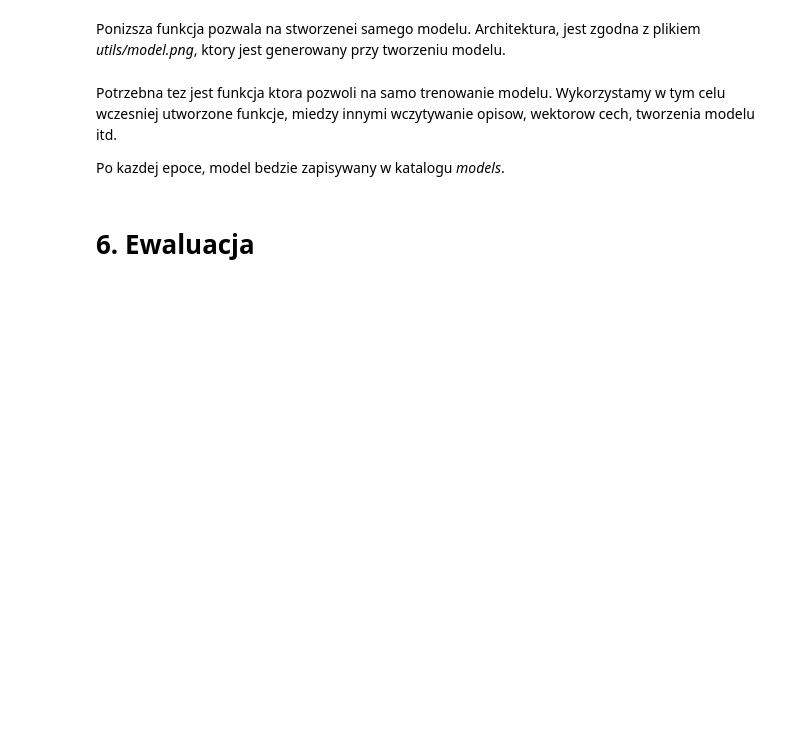
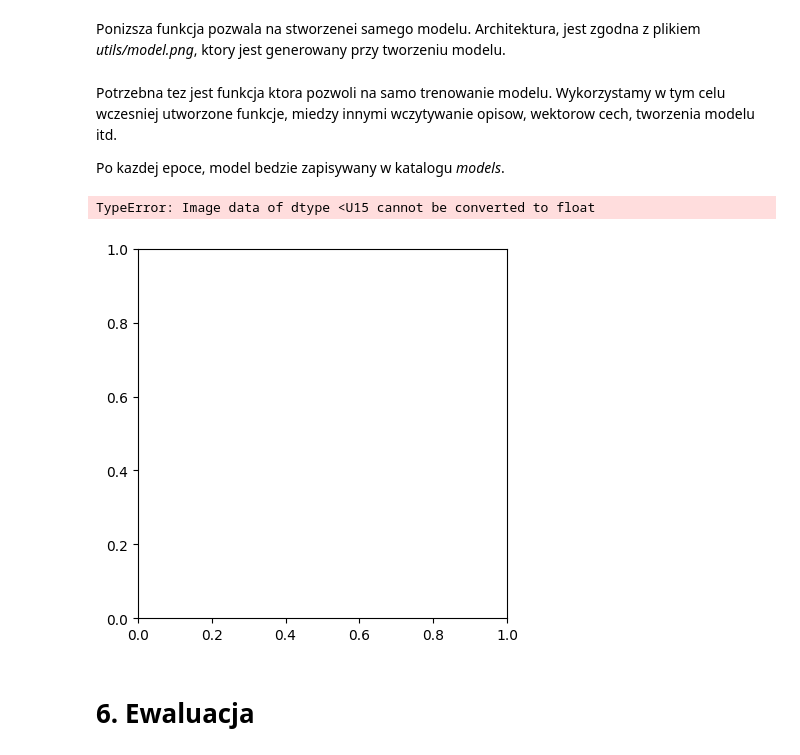
Before and after one commit to KubaKrzych/image_caption_generation, a Jupyter notebook: notebook.ipynb, the cells around one changed output. Cells and saved outputs as stored; diff of their text form; code cells hidden in the pictures; blank space fills up the shorter version.

```diff
--- a/notebook.ipynb
+++ b/notebook.ipynb
@@ -596,6 +596,11 @@ filename = 'data/info_on_images/Flickr_8k.trainImages.txt'
 SIZE = (299,299)
 # %%
 train_model(filename, 5, create_model(size, length))
+# %%
+plt.imshow('utils/model.png')
+# %% [output]
+TypeError: Image data of dtype <U15 cannot be converted to float
+[figure, added]
 # %% [markdown]
 # 6. Ewaluacja
 # %% [markdown]
```
Also changed, not shown: parts of 42 cells of this notebook.
